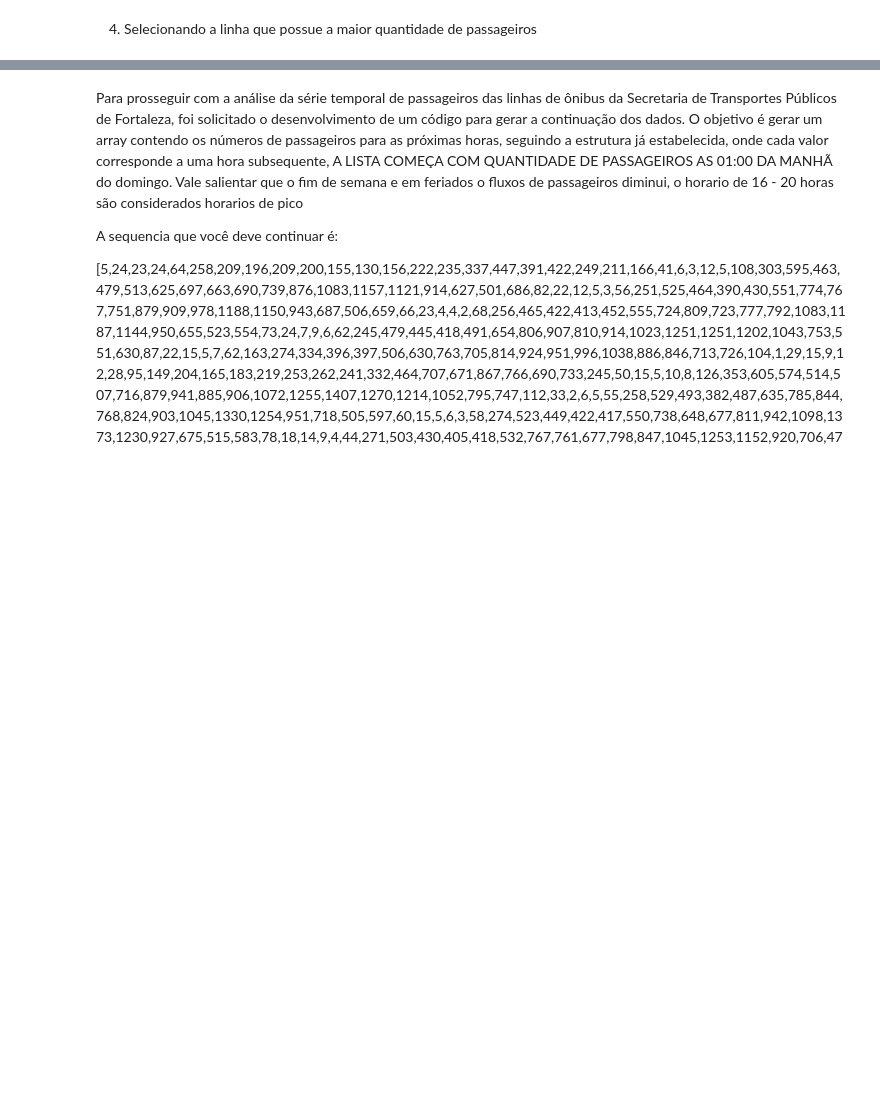
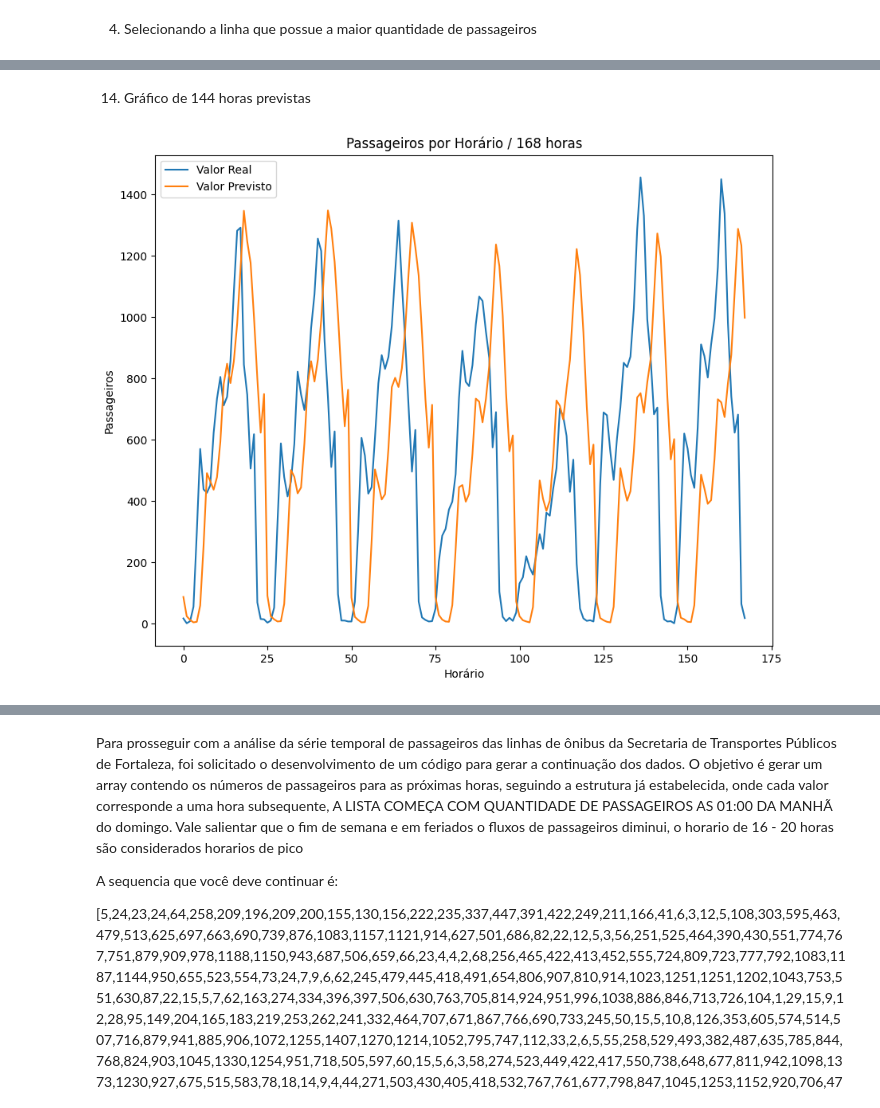
Before and after one commit to zairobastos/tcc, a Jupyter notebook: dados.ipynb, the cells around one changed output, grey strips where cells are left out. Cells and saved outputs as stored; diff of their text form; code cells hidden in the pictures; blank space fills up the shorter version.

```diff
--- a/dados.ipynb
+++ b/dados.ipynb
@@ -129,0 +149,4 @@ print(*passageiros_linha_3, sep = ",")
+# %%
+x = [87, 24, 12, 4, 6, 59, 253, 491, 465, 437, 478, 593, 782, 848, 785, 855, 978, 1158, 1347, 1247, 1177, 1000, 800, 623, 749, 91, 24, 14, 7, 8, 64, 268, 501, 479, 425, 444, 588, 784, 856, 790, 861, 989, 1180, 1348, 1289, 1180, 1006, 807, 644, 763, 85, 22, 12, 4, 5, 58, 268, 503, 456, 405, 422, 571, 772, 802, 772, 833, 961, 1142, 1308, 1228, 1136, 945, 733, 574, 714, 87, 28, 13, 7, 6, 60, 244, 445, 452, 398, 423, 554, 734, 724, 657, 733, 842, 1042, 1237, 1167, 1004, 752, 562, 614, 72, 24, 11, 7, 4, 54, 261, 467, 407, 368, 401, 534, 728, 711, 666, 768, 860, 1039, 1222, 1137, 951, 708, 520, 584, 69, 18, 11, 6, 4, 55, 272, 507, 449, 401, 432, 561, 738, 752, 688, 787, 863, 1069, 1273, 1198, 979, 737, 536, 602, 73, 19, 14, 6, 5, 60, 271, 486, 441, 391, 403, 537, 732, 722, 674, 785, 877, 1083, 1288, 1234, 998, 752, 556, 626, 74, 21, 10, 8, 5, 57, 267, 483, 442, 392, 412, 548, 753, 733, 672, 779, 870, 1072, 1272, 1208, 981, 745, 548, 613, 71, 20, 12, 7, 5, 58, 264, 484, 451, 403, 423, 552, 741, 734, 673, 785, 882, 1088]
+x = x[:168]
+len(x)
@@ -129,0 +174,18 @@ print(*passageiros_linha_3, sep = ",")
+# %% [markdown]
+14. Gráfico de 144 horas previstas
+# %%
+plt.figure(figsize=(10, 8))  # Set the figure size to 10 inches by 6 inches
+
+previsto = x
+exato = df_tranport3[720:888]['validations_per_hour'].tolist()
+
+plt.plot(exato, label='Valor Real')
+plt.plot(previsto, label='Valor Previsto')
+
+plt.legend()
+plt.xlabel('Horário')
+plt.ylabel('Passageiros')
+plt.title('Passageiros por Horário / 168 horas')
+plt.show()
+# %% [output]
+[figure, added]
```
Also changed, not shown: parts of 32 cells of this notebook.
